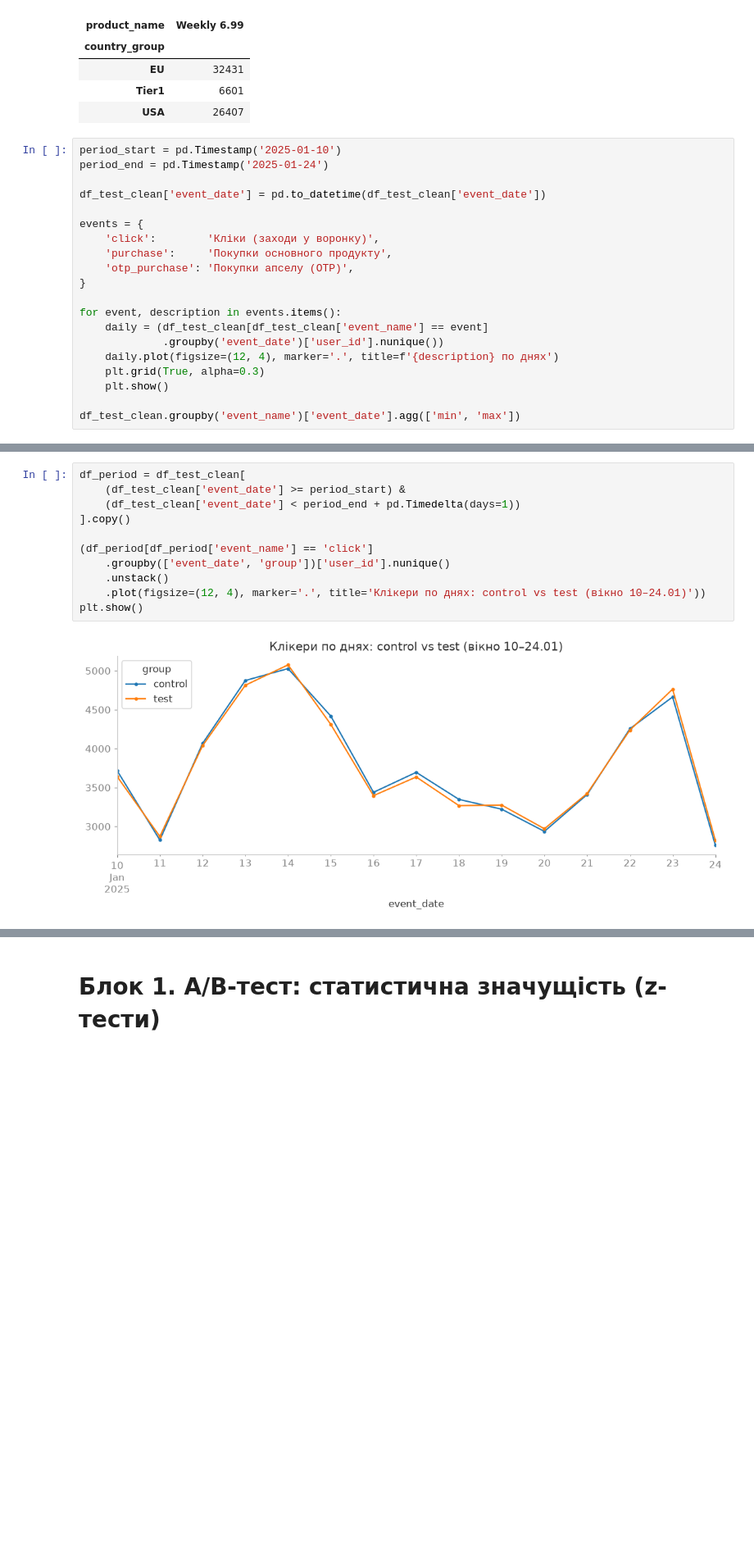
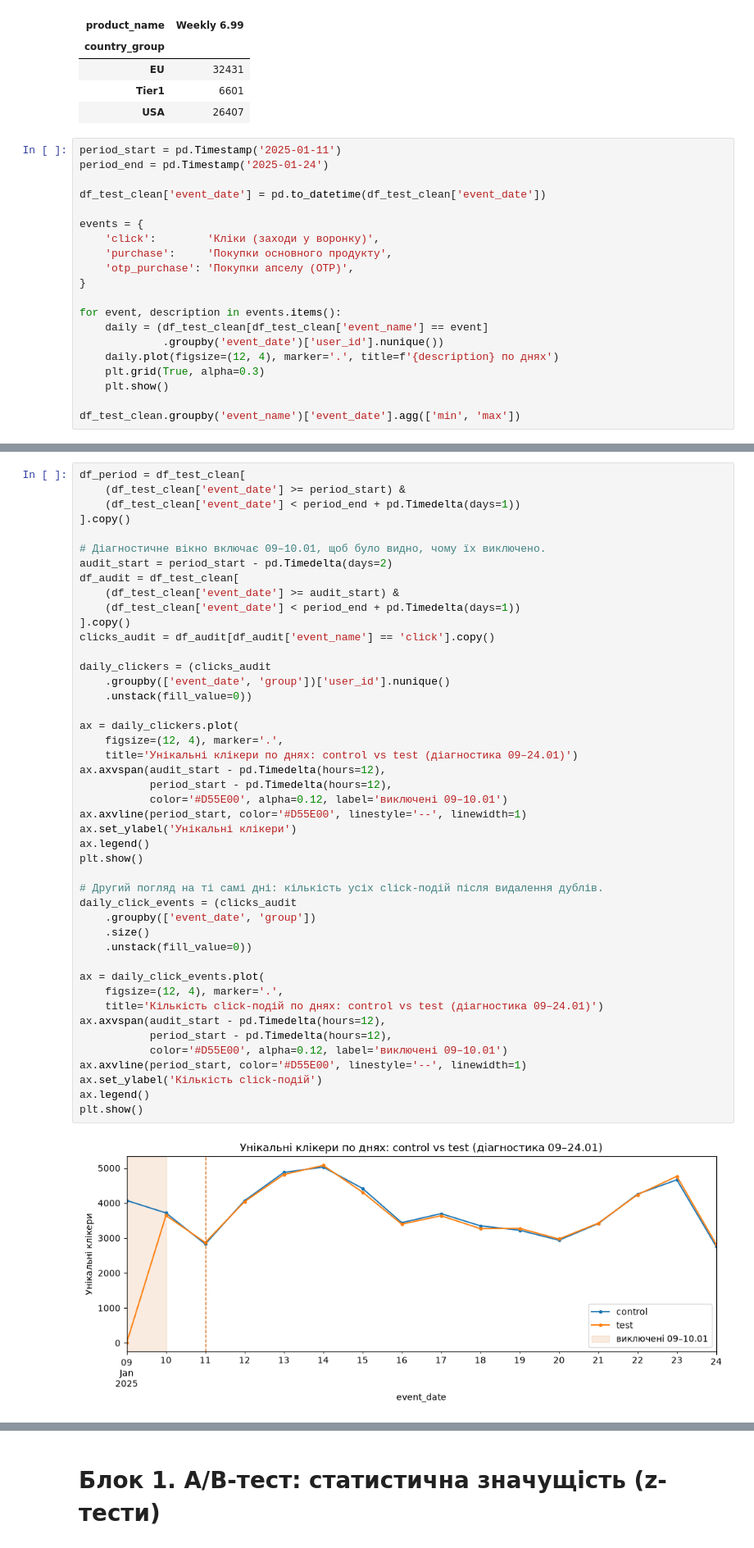
Before and after one commit to Trigger111/amo-case-nepop, a Jupyter notebook: amo_case_analysis.ipynb, the cells around one changed output, grey strips where cells are left out. Shown at 82% size. Cells and saved outputs as stored; diff of their text form; blank space fills up the shorter version.

```diff
--- a/amo_case_analysis.ipynb
+++ b/amo_case_analysis.ipynb
@@ -138,7 +138,7 @@ mkt → повних дублів: 0
 | Tier1 | 6601 |
 | USA | 26407 |
 # %%
-period_start = pd.Timestamp('2025-01-10')
+period_start = pd.Timestamp('2025-01-11')
 period_end = pd.Timestamp('2025-01-24')
 
 df_test_clean['event_date'] = pd.to_datetime(df_test_clean['event_date'])
@@ -175,13 +178,47 @@ df_test_clean.groupby('event_name')['event_date'].agg(['min', 'max'])
 # %%
 df_period = df_test_clean[
     (df_test_clean['event_date'] >= period_start) &
     (df_test_clean['event_date'] < period_end + pd.Timedelta(days=1))
 ].copy()
 
-(df_period[df_period['event_name'] == 'click']
+# Діагностичне вікно включає 09–10.01, щоб було видно, чому їх виключено.
+audit_start = period_start - pd.Timedelta(days=2)
+df_audit = df_test_clean[
+    (df_test_clean['event_date'] >= audit_start) &
+    (df_test_clean['event_date'] < period_end + pd.Timedelta(days=1))
+].copy()
+clicks_audit = df_audit[df_audit['event_name'] == 'click'].copy()
+
+daily_clickers = (clicks_audit
     .groupby(['event_date', 'group'])['user_id'].nunique()
-    .unstack()
-    .plot(figsize=(12, 4), marker='.', title='Клікери по днях: control vs test (вікно 10–24.01)'))
+    .unstack(fill_value=0))
+
+ax = daily_clickers.plot(
+    figsize=(12, 4), marker='.',
+    title='Унікальні клікери по днях: control vs test (діагностика 09–24.01)')
+ax.axvspan(audit_start - pd.Timedelta(hours=12),
+           period_start - pd.Timedelta(hours=12),
+           color='#D55E00', alpha=0.12, label='виключені 09–10.01')
+ax.axvline(period_start, color='#D55E00', linestyle='--', linewidth=1)
+ax.set_ylabel('Унікальні клікери')
+ax.legend()
 plt.show()
+
+# Другий погляд на ті самі дні: кількість усіх click-подій після видалення дублів.
+daily_click_events = (clicks_audit
+    .groupby(['event_date', 'group'])
+    .size()
+    .unstack(fill_value=0))
+
+ax = daily_click_events.plot(
+    figsize=(12, 4), marker='.',
+    title='Кількість click-подій по днях: control vs test (діагностика 09–24.01)')
+ax.axvspan(audit_start - pd.Timedelta(hours=12),
+           period_start - pd.Timedelta(hours=12),
+           color='#D55E00', alpha=0.12, label='виключені 09–10.01')
+ax.axvline(period_start, color='#D55E00', linestyle='--', linewidth=1)
+ax.set_ylabel('Кількість click-подій')
+ax.legend()
+plt.show()
 # %% [output]
-[figure, old version]
+[figure, new version]
```
Also changed, not shown: parts of 28 cells of this notebook, 2 other files.
